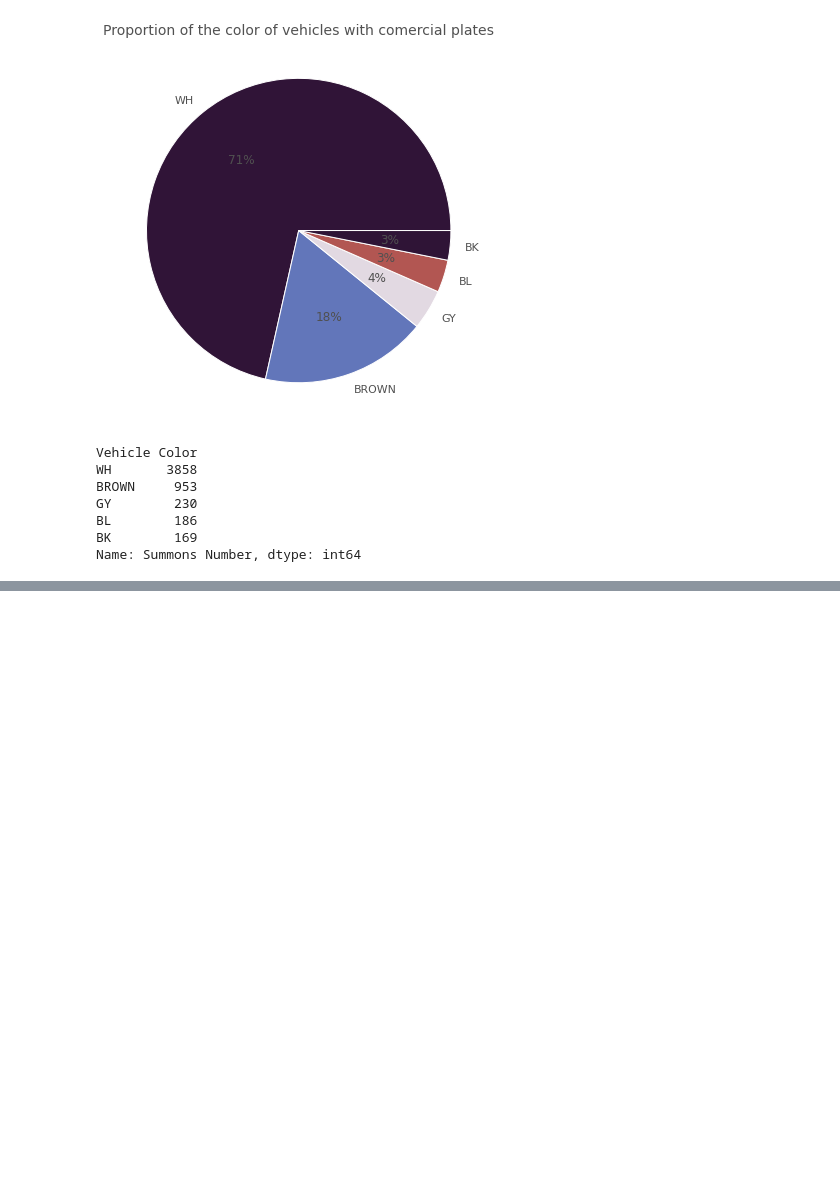
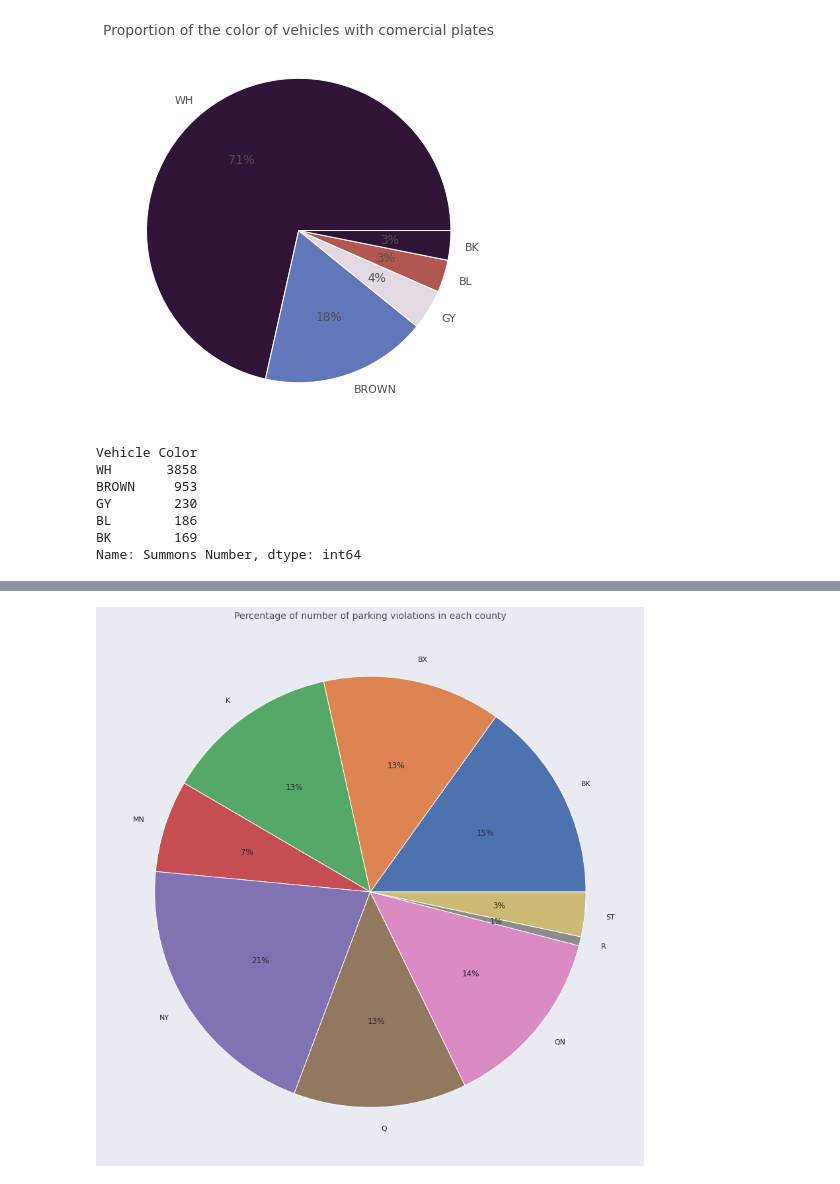
Before and after one commit to pedrohortencio/data-analysis-projects, a Jupyter notebook: NYC Parking Violations/NYC_Parking_Violations.ipynb, the cells around one changed output, grey strips where cells are left out. Cells and saved outputs as stored; diff of their text form; code cells hidden in the pictures; blank space fills up the shorter version.

```diff
--- a/NYC Parking Violations/NYC_Parking_Violations.ipynb
+++ b/NYC Parking Violations/NYC_Parking_Violations.ipynb
@@ -551,0 +601,12 @@ Name: Summons Number, dtype: int64
+# %%
+fig = plt.figure(figsize=(15, 15))
+fig.patch.set_facecolor('#eaeaf2')
+
+plt.pie(x=df_county['Amount'], labels=df_county['Violation County'], colors=sns.color_palette(), autopct='%1.0f%%')
+
+plt.title('Percentage of number of parking violations in each county',
+          size=14, alpha=0.8);
+
+plt.show();
+# %% [output]
+[figure, added]
```
Also changed, not shown: parts of 37 cells of this notebook.
